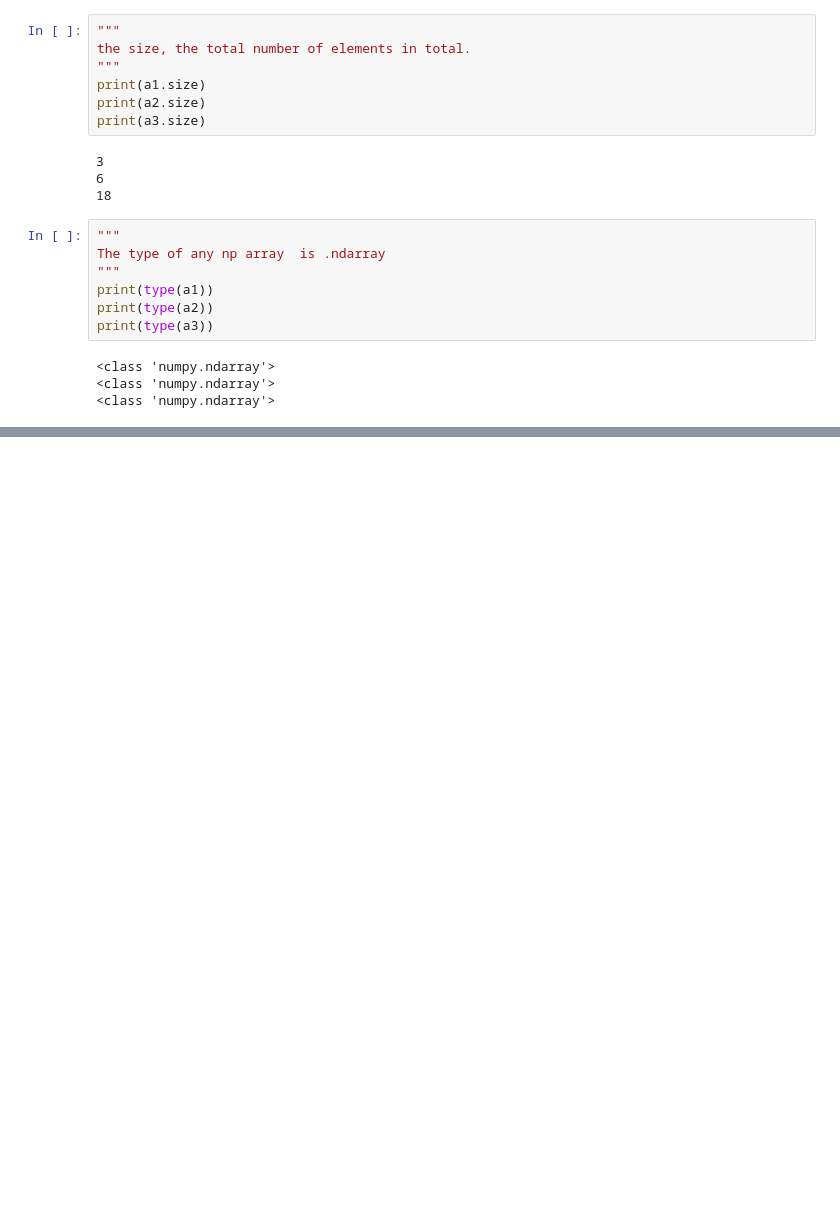
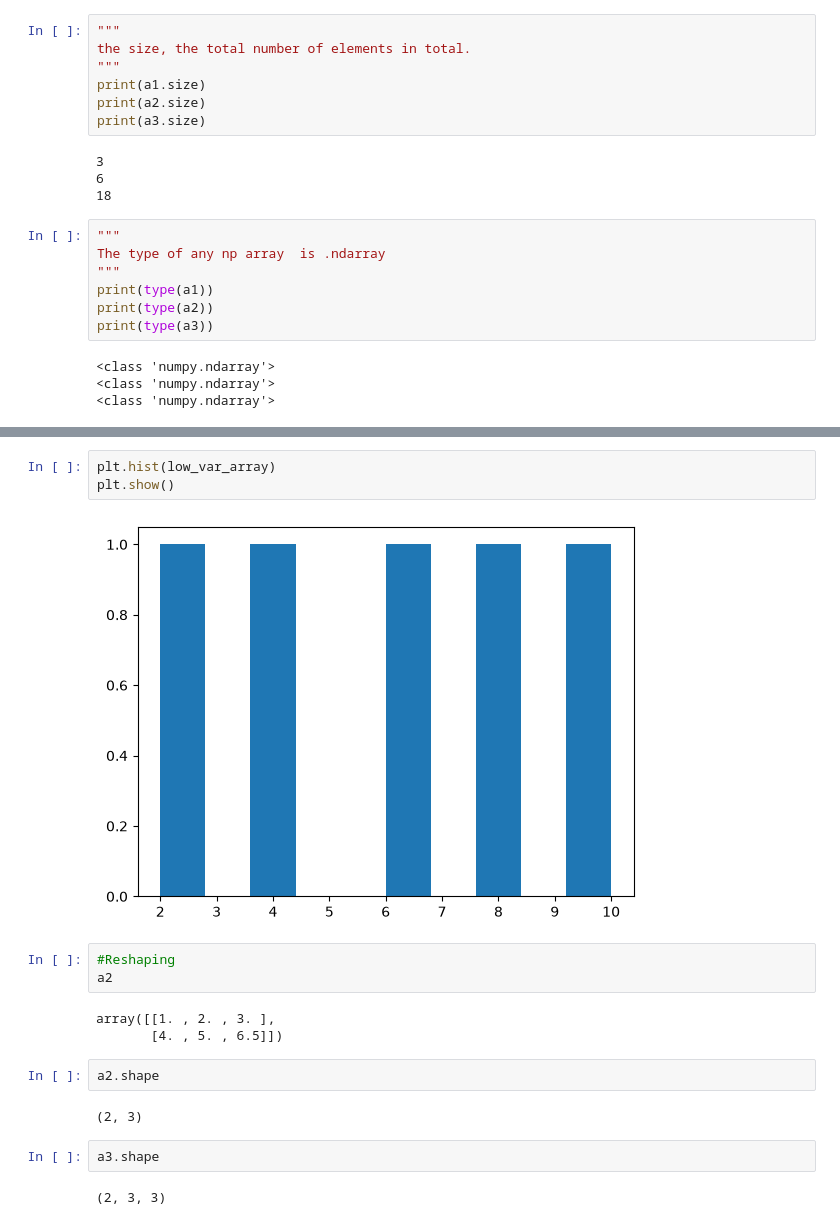
Before and after one commit to CodingJosue/ML_WorkSpace_VSC, a Jupyter notebook: ZTM/Chapter1_IntroToNumPy.ipynb, the cells around one changed output, grey strips where cells are left out. Drawn from its saved outputs; the diff is of its cells as text; blank space fills up the shorter version.

```diff
--- a/ZTM/Chapter1_IntroToNumPy.ipynb
+++ b/ZTM/Chapter1_IntroToNumPy.ipynb
@@ -150,0 +475,19 @@ np.ones.astype(int)
+# %%
+plt.hist(low_var_array)
+plt.show()
+# %% [output]
+[figure, added]
+# %%
+#Reshaping
+a2
+# %% [output]
+array([[1. , 2. , 3. ],
+       [4. , 5. , 6.5]])
+# %%
+a2.shape
+# %% [output]
+(2, 3)
+# %%
+a3.shape
+# %% [output]
+(2, 3, 3)
```
Also changed, not shown: parts of 41 cells of this notebook.
